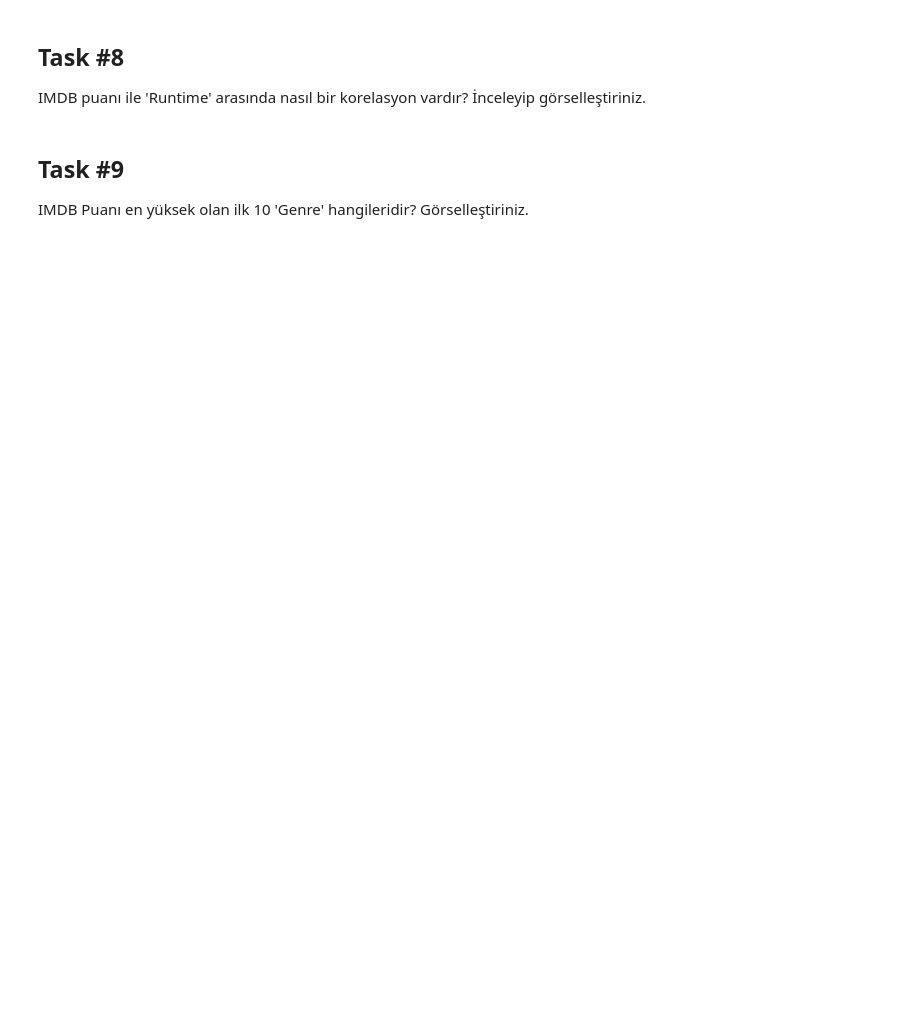
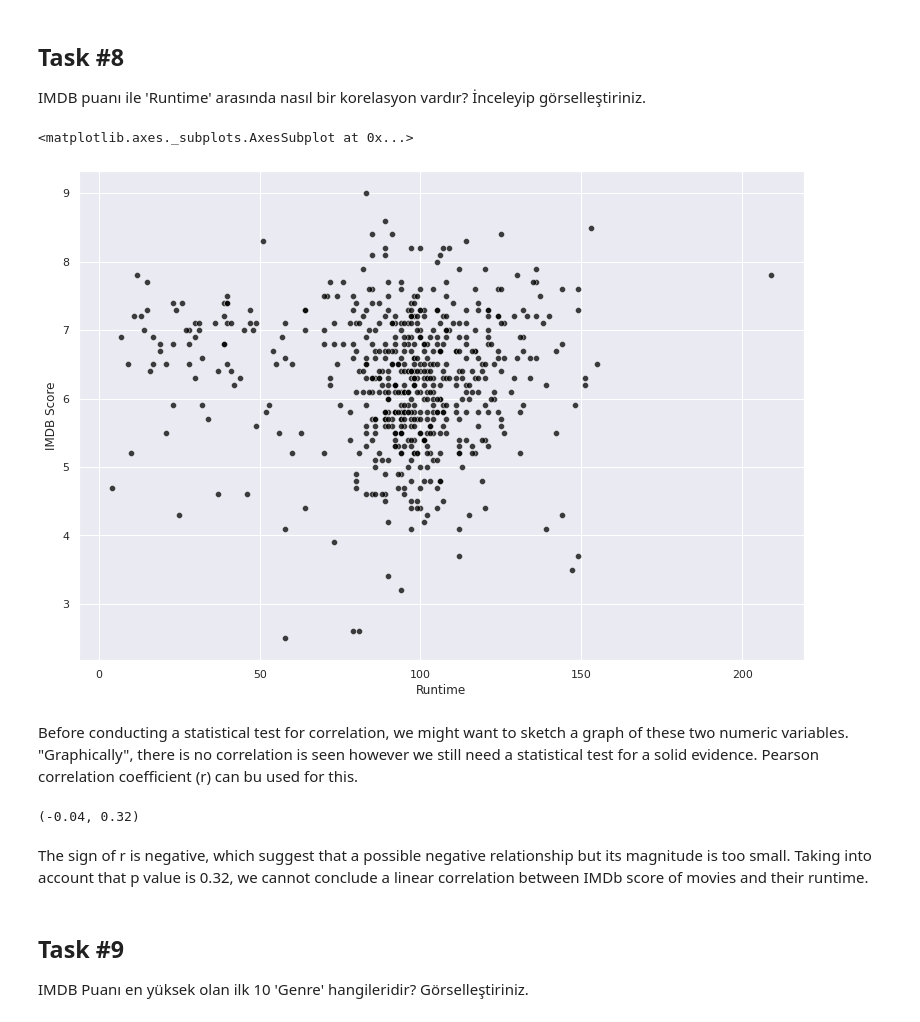
Before and after one commit to sinansarikaya/Netflix-Analysis, a Jupyter notebook: netflix.ipynb, the cells around one changed output. Saved outputs shown, nothing was run; the diff lists cells and outputs as text; code cells hidden in the pictures; blank space fills up the shorter version.

```diff
--- a/netflix.ipynb
+++ b/netflix.ipynb
@@ -180,6 +186,21 @@ dat.sort_values(by="IMDB Score", ascending = False).head(10)
 ## **Task #8**
 
 IMDB puanı ile 'Runtime' arasında nasıl bir korelasyon vardır? İnceleyip görselleştiriniz.
+# %%
+sns.scatterplot("Runtime", "IMDB Score", data=dat, alpha=.75, color = "black")
+# %% [output]
+<matplotlib.axes._subplots.AxesSubplot at 0x...>
+[figure, added]
+# %% [markdown]
+Before conducting a statistical test for correlation, we might want to sketch a graph of these two numeric variables. "Graphically", there is no correlation is seen however we still need a statistical test for a solid evidence. Pearson correlation coefficient (r) can bu used for this.
+# %%
+from scipy.stats import pearsonr
+r, p_val = pearsonr(dat["Runtime"], dat["IMDB Score"])
+round(r,2),round(p_val,2)
+# %% [output]
+(-0.04, 0.32)
+# %% [markdown]
+The sign of r is negative, which suggest that a possible negative relationship but its magnitude is too small. Taking into account that p value is 0.32, we cannot conclude a linear correlation between IMDb score of movies and their runtime.
 # %% [markdown]
 ## **Task #9**
 
```
Also changed, not shown: parts of 27 cells of this notebook.
